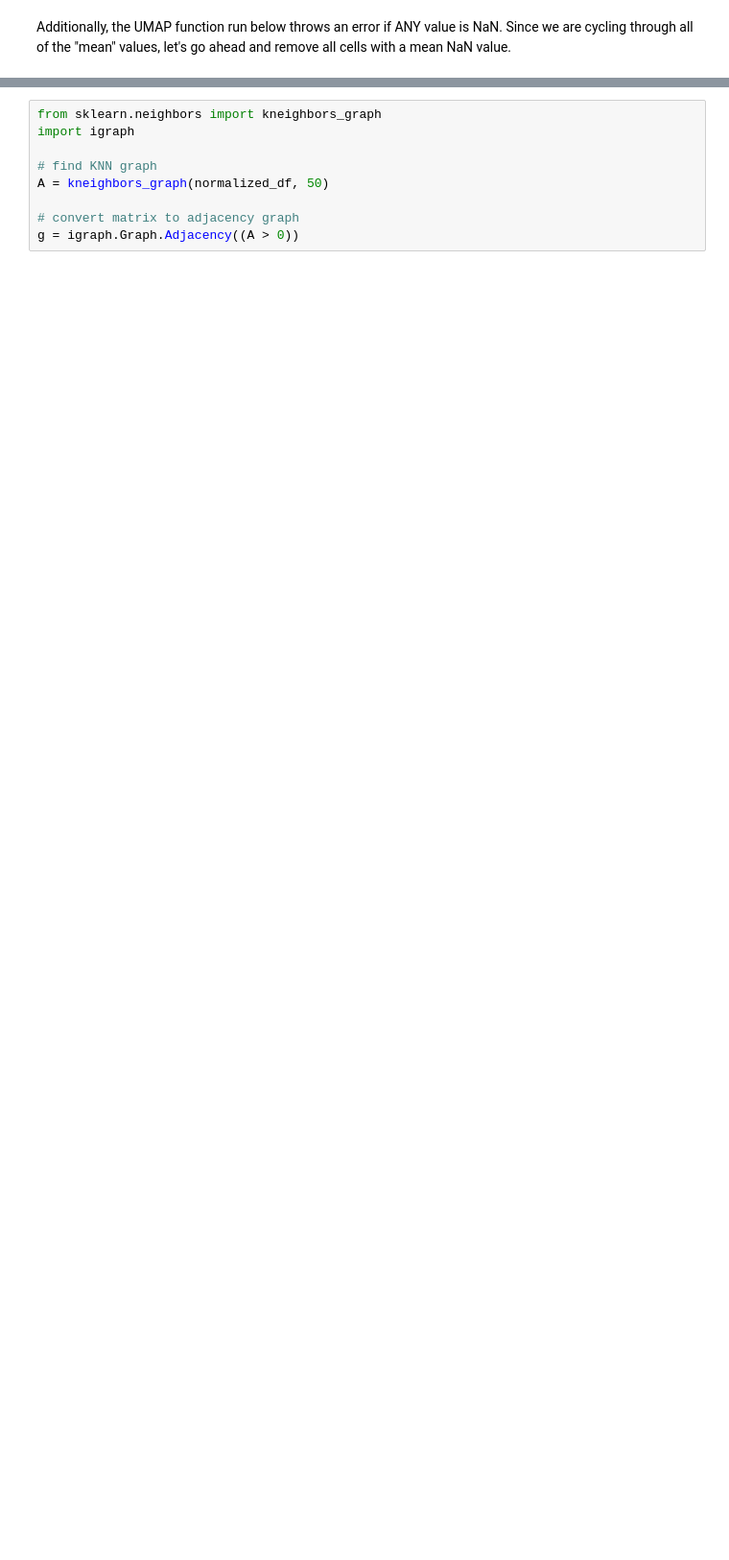
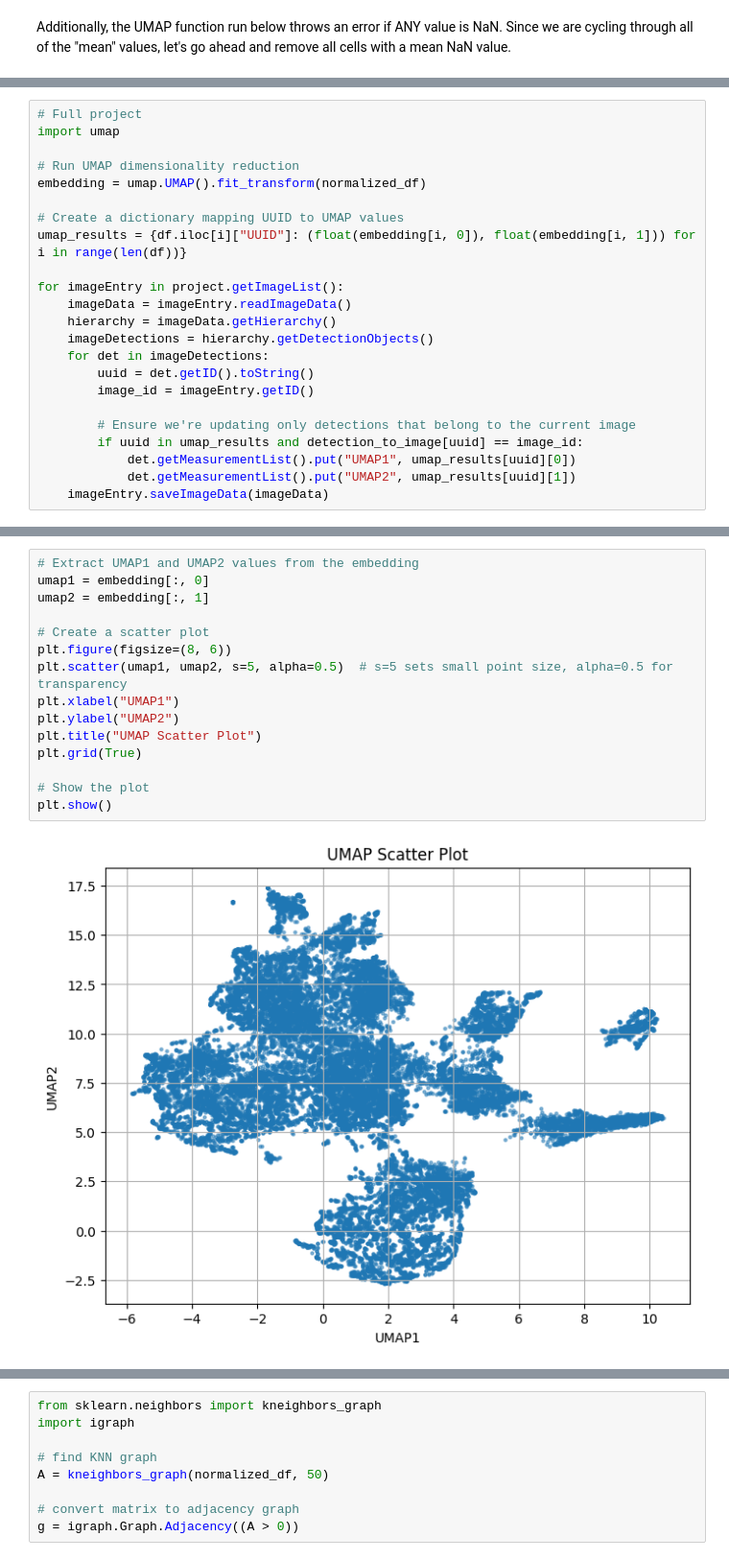
Before and after one commit to psobolewskiPhD/FS2K, a Jupyter notebook: Clustering using Python.ipynb, the cells around one changed output, grey strips where cells are left out. Shown at 96% size. Drawn from its saved outputs; the diff is of its cells as text; blank space fills up the shorter version.

```diff
--- a/Clustering using Python.ipynb
+++ b/Clustering using Python.ipynb
@@ -117,0 +196,23 @@ We can identify the KNN graph of the cells, and turn this into an adjacency matr
+# %%
+# Full project
+import umap
+
+# Run UMAP dimensionality reduction
+embedding = umap.UMAP().fit_transform(normalized_df)
+
+# Create a dictionary mapping UUID to UMAP values
+umap_results = {df.iloc[i]["UUID"]: (float(embedding[i, 0]), float(embedding[i, 1])) for i in range(len(df))}
+
+for imageEntry in project.getImageList():
+    imageData = imageEntry.readImageData()
+    hierarchy = imageData.getHierarchy()
+    imageDetections = hierarchy.getDetectionObjects()
+    for det in imageDetections:
+        uuid = det.getID().toString()
+        image_id = imageEntry.getID()
+
+        # Ensure we're updating only detections that belong to the current image
+        if uuid in umap_results and detection_to_image[uuid] == image_id:
+            det.getMeasurementList().put("UMAP1", umap_results[uuid][0])
+            det.getMeasurementList().put("UMAP2", umap_results[uuid][1])
+    imageEntry.saveImageData(imageData)
@@ -117,0 +221,17 @@ We can identify the KNN graph of the cells, and turn this into an adjacency matr
+# %%
+# Extract UMAP1 and UMAP2 values from the embedding
+umap1 = embedding[:, 0]
+umap2 = embedding[:, 1]
+
+# Create a scatter plot
+plt.figure(figsize=(8, 6))
+plt.scatter(umap1, umap2, s=5, alpha=0.5)  # s=5 sets small point size, alpha=0.5 for transparency
+plt.xlabel("UMAP1")
+plt.ylabel("UMAP2")
+plt.title("UMAP Scatter Plot")
+plt.grid(True)
+
+# Show the plot
+plt.show()
+# %% [output]
+[figure, added]
```
Also changed, not shown: parts of 33 cells of this notebook.
